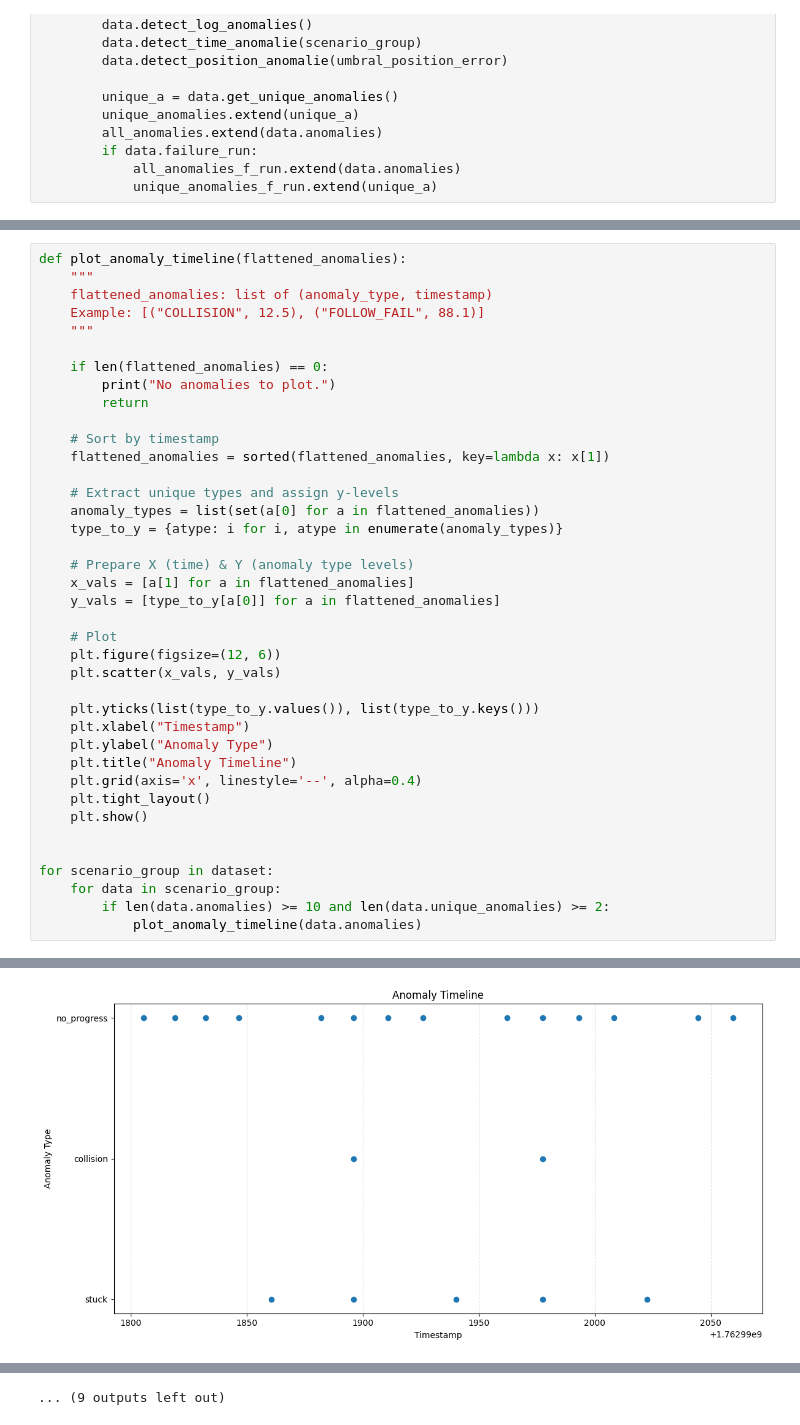
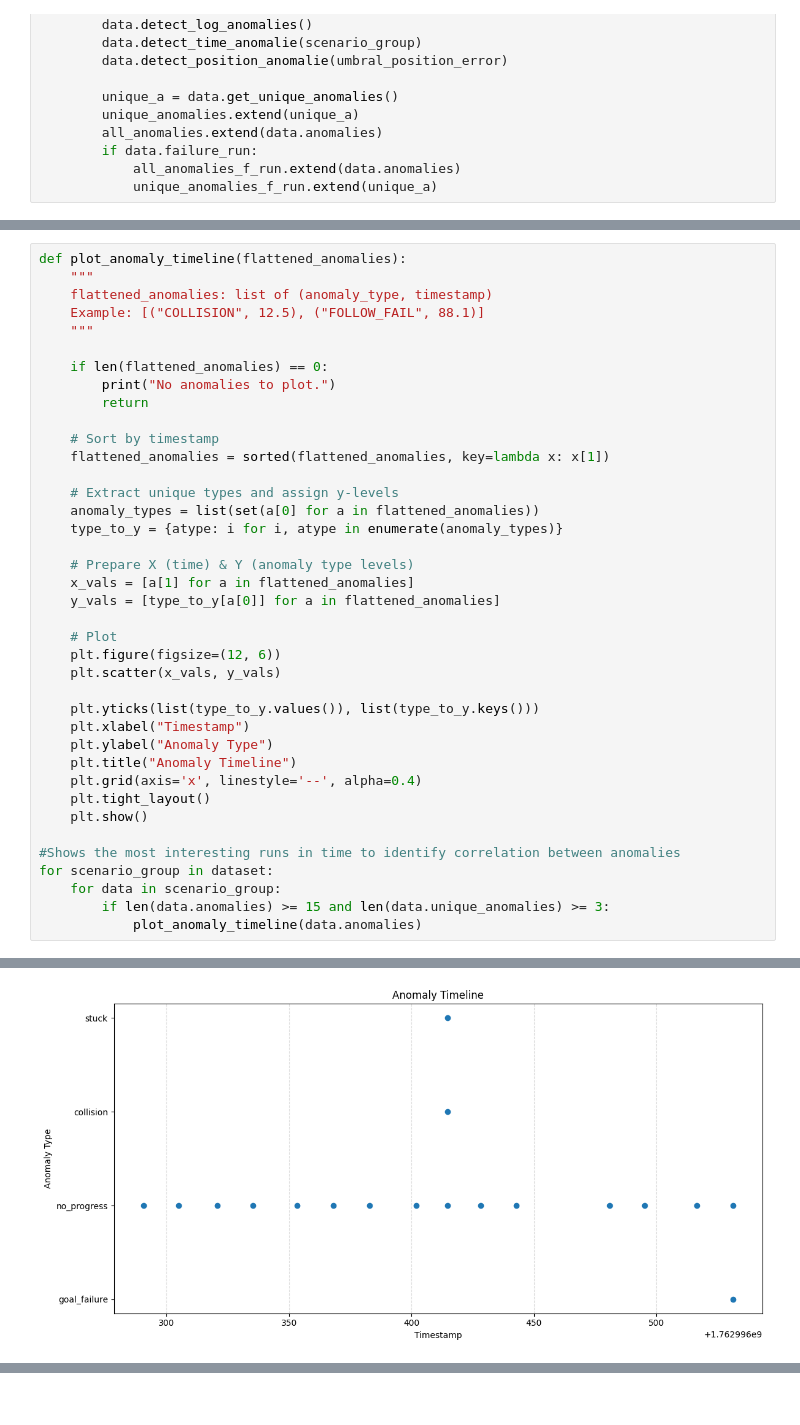
Before and after one commit to nasimpc/Robot-Navigation-Anomaly-Detection-and-Causal-Analysis, a Jupyter notebook: assignment2/team_2_assignment02.ipynb, the cells around one changed output, grey strips where cells are left out. Drawn from its saved outputs; the diff is of its cells as text.

```diff
--- a/assignment2/team_2_assignment02.ipynb
+++ b/assignment2/team_2_assignment02.ipynb
@@ -399,9 +477,9 @@ def plot_anomaly_timeline(flattened_anomalies):
     plt.tight_layout()
     plt.show()
 
-
+#Shows the most interesting runs in time to identify correlation between anomalies
 for scenario_group in dataset:
     for data in scenario_group:
-        if len(data.anomalies) >= 10 and len(data.unique_anomalies) >= 2:
+        if len(data.anomalies) >= 15 and len(data.unique_anomalies) >= 3:
             plot_anomaly_timeline(data.anomalies)
 # %% [output]
@@ -411 +489 @@ for scenario_group in dataset:
-[figure, old version]
+[figure, new version]
@@ -420 +495,0 @@ for scenario_group in dataset:
-... (9 outputs left out)
```
Also changed, not shown: parts of 8 cells of this notebook.
